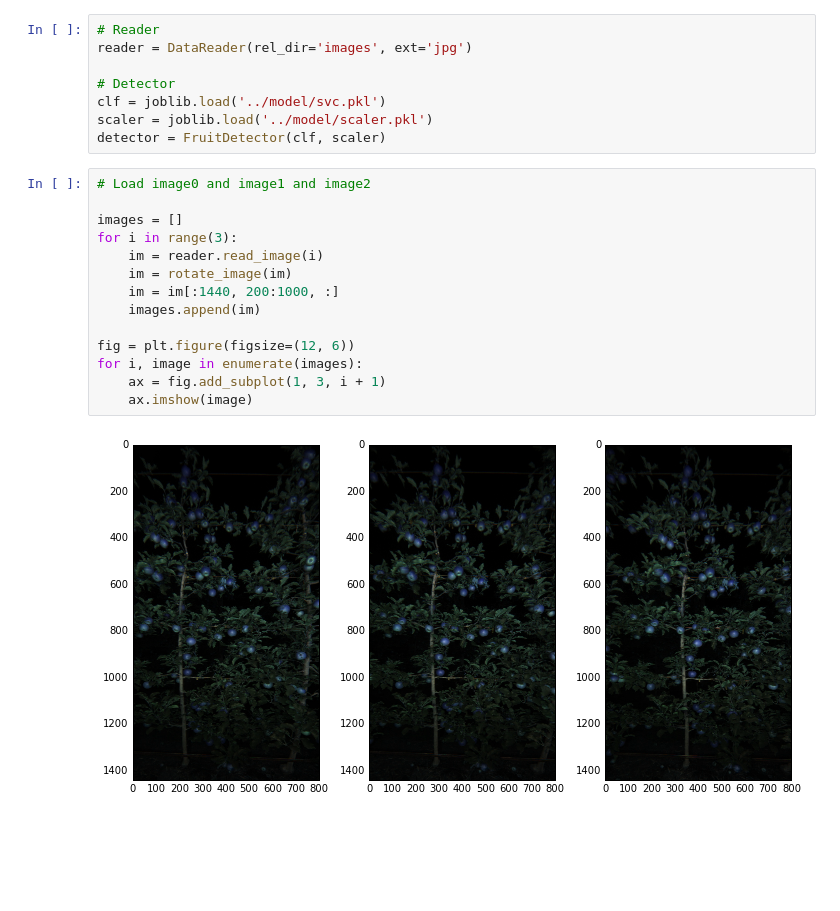
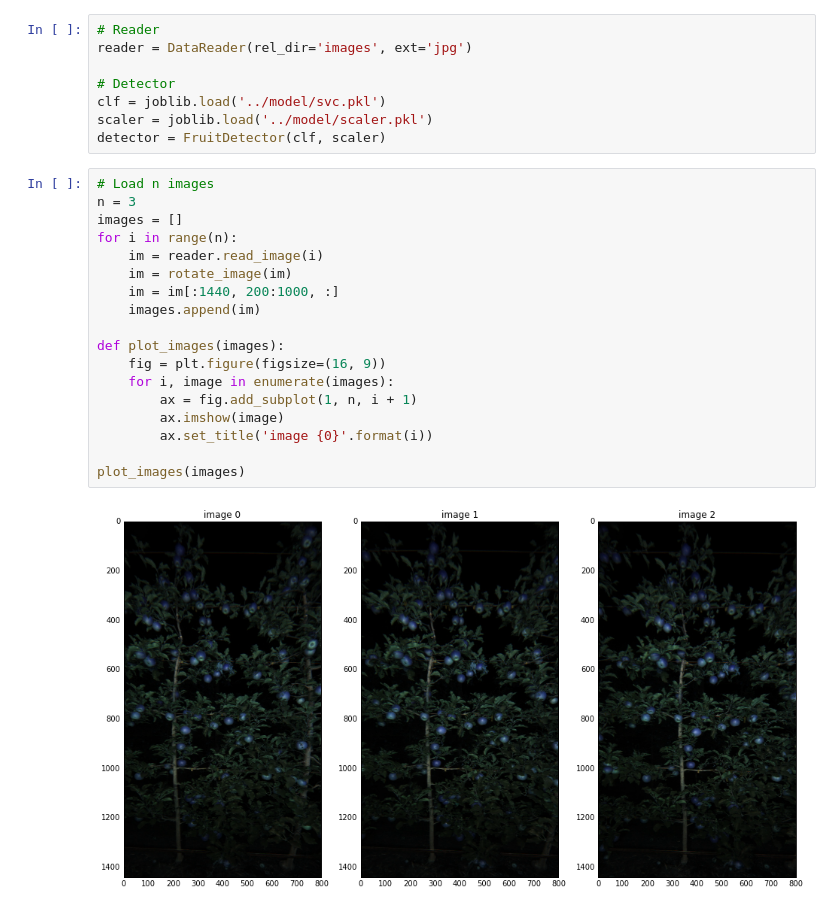
Before and after one commit to versatran01/Galt, a Jupyter notebook: detection/notebook/tracking.ipynb, the cells around one changed output. Saved outputs shown, nothing was run; the diff lists cells and outputs as text; blank space fills up the shorter version.

```diff
--- a/detection/notebook/tracking.ipynb
+++ b/detection/notebook/tracking.ipynb
@@ -20,18 +20,22 @@ clf = joblib.load('../model/svc.pkl')
 scaler = joblib.load('../model/scaler.pkl')
 detector = FruitDetector(clf, scaler)
 # %%
-# Load image0 and image1 and image2
-
+# Load n images
+n = 3
 images = []
-for i in range(3):
+for i in range(n):
     im = reader.read_image(i)
     im = rotate_image(im)
     im = im[:1440, 200:1000, :]
     images.append(im)
 
-fig = plt.figure(figsize=(12, 6))
-for i, image in enumerate(images):
-    ax = fig.add_subplot(1, 3, i + 1)
-    ax.imshow(image)
+def plot_images(images):
+    fig = plt.figure(figsize=(16, 9))
+    for i, image in enumerate(images):
+        ax = fig.add_subplot(1, n, i + 1)
+        ax.imshow(image)
+        ax.set_title('image {0}'.format(i))
+
+plot_images(images)
 # %% [output]
-[figure, old version]
+[figure, new version]
```
Also changed, not shown: parts of 2 cells of this notebook, 5 other files.
